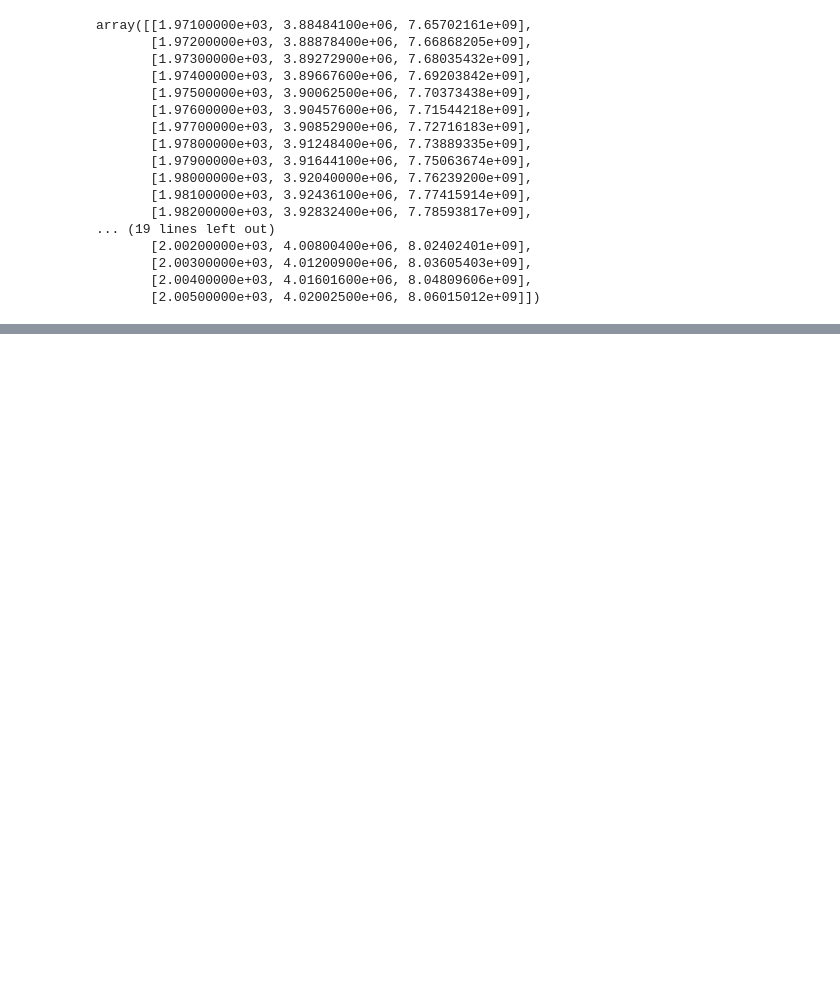
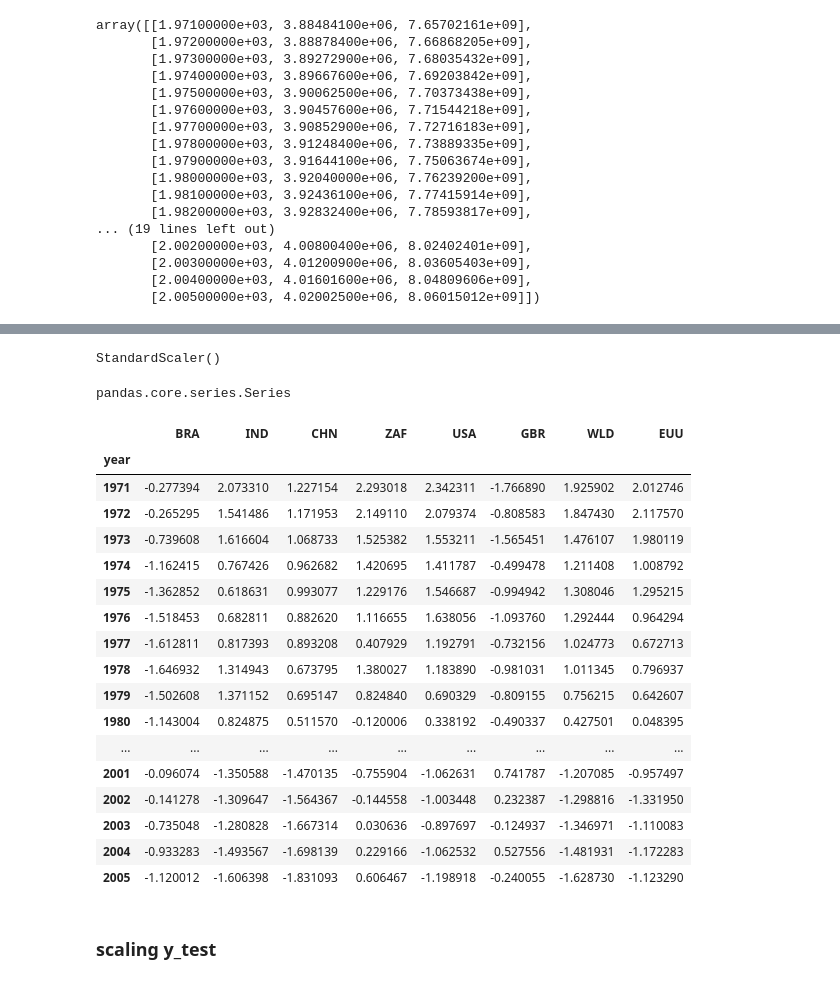
Before and after one commit to sandyherho/time_series_learning, a Jupyter notebook: deepCO2/co2_emission_forecast.ipynb, the cells around one changed output, grey strips where cells are left out. Saved outputs shown, nothing was run; the diff lists cells and outputs as text; code cells hidden in the pictures; blank space fills up the shorter version.

```diff
--- a/deepCO2/co2_emission_forecast.ipynb
+++ b/deepCO2/co2_emission_forecast.ipynb
@@ -635,0 +753,2 @@ X_test.shape
+# %%
+y_scaler_indicator = dict()
@@ -635,0 +779,3 @@ X_test.shape
+# %%
+for c in regions:
+    y_scaler_indicator[c] = StandardScaler().fit(y_train_indicator[c].values.reshape(-1,1))
@@ -635,0 +793,3 @@ X_test.shape
+# %%
+y_train_scaled_indicator = pd.DataFrame(index=y_train_indicator.index)
+y_train_scaled_indicator
@@ -635,0 +815,34 @@ X_test.shape
+# %%
+y_scaler_indicator["BRA"]
+# %% [output]
+StandardScaler()
+# %%
+type(y_train_indicator["BRA"])
+# %% [output]
+pandas.core.series.Series
+# %%
+for c in regions:
+    y_train_scaled_indicator[c] = y_scaler_indicator[c].transform(y_train_indicator[c].values.reshape(-1,1))
+# %%
+y_train_scaled_indicator
+# %% [output]
+|  | BRA | IND | CHN | ZAF | USA | GBR | WLD | EUU |
+| year |  |  |  |  |  |  |  |  |
+| 1971 | -0.277394 | 2.073310 | 1.227154 | 2.293018 | 2.342311 | -1.766890 | 1.925902 | 2.012746 |
+| 1972 | -0.265295 | 1.541486 | 1.171953 | 2.149110 | 2.079374 | -0.808583 | 1.847430 | 2.117570 |
+| 1973 | -0.739608 | 1.616604 | 1.068733 | 1.525382 | 1.553211 | -1.565451 | 1.476107 | 1.980119 |
+| 1974 | -1.162415 | 0.767426 | 0.962682 | 1.420695 | 1.411787 | -0.499478 | 1.211408 | 1.008792 |
+| 1975 | -1.362852 | 0.618631 | 0.993077 | 1.229176 | 1.546687 | -0.994942 | 1.308046 | 1.295215 |
+| 1976 | -1.518453 | 0.682811 | 0.882620 | 1.116655 | 1.638056 | -1.093760 | 1.292444 | 0.964294 |
+| 1977 | -1.612811 | 0.817393 | 0.893208 | 0.407929 | 1.192791 | -0.732156 | 1.024773 | 0.672713 |
+| 1978 | -1.646932 | 1.314943 | 0.673795 | 1.380027 | 1.183890 | -0.981031 | 1.011345 | 0.796937 |
+| 1979 | -1.502608 | 1.371152 | 0.695147 | 0.824840 | 0.690329 | -0.809155 | 0.756215 | 0.642607 |
+| 1980 | -1.143004 | 0.824875 | 0.511570 | -0.120006 | 0.338192 | -0.490337 | 0.427501 | 0.048395 |
+| ... | ... | ... | ... | ... | ... | ... | ... | ... |
+| 2001 | -0.096074 | -1.350588 | -1.470135 | -0.755904 | -1.062631 | 0.741787 | -1.207085 | -0.957497 |
+| 2002 | -0.141278 | -1.309647 | -1.564367 | -0.144558 | -1.003448 | 0.232387 | -1.298816 | -1.331950 |
+| 2003 | -0.735048 | -1.280828 | -1.667314 | 0.030636 | -0.897697 | -0.124937 | -1.346971 | -1.110083 |
+| 2004 | -0.933283 | -1.493567 | -1.698139 | 0.229166 | -1.062532 | 0.527556 | -1.481931 | -1.172283 |
+| 2005 | -1.120012 | -1.606398 | -1.831093 | 0.606467 | -1.198918 | -0.240055 | -1.628730 | -1.123290 |
+# %% [markdown]
+### scaling y_test
```
Also changed, not shown: parts of 99 cells of this notebook, 5 other files.
